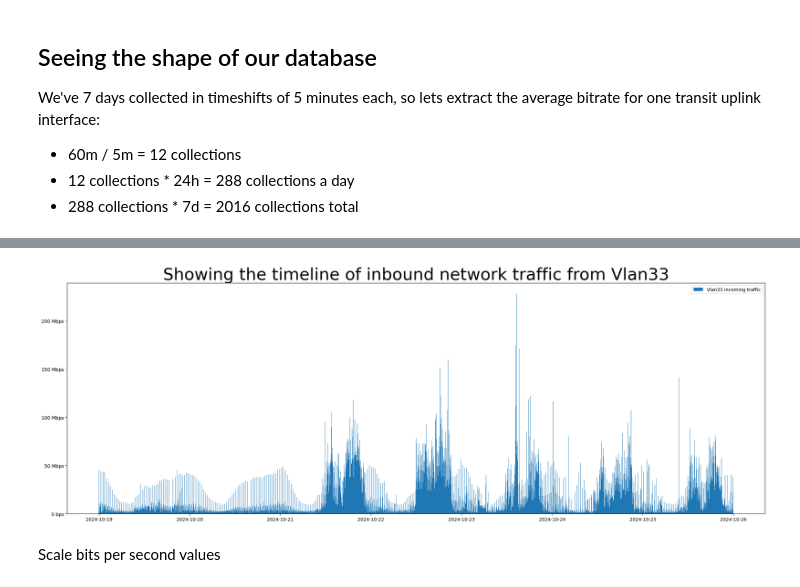
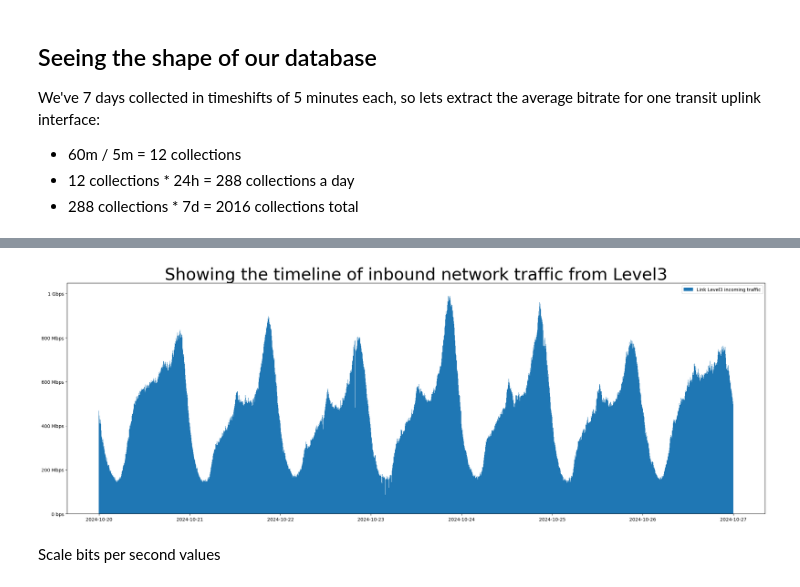
Before and after one commit to MuriloChianfa/network-traffic-time-series-forecasting, a Jupyter notebook: src/forecast/network-traffic-forecast.ipynb, the cells around one changed output, grey strips where cells are left out. Saved outputs shown, nothing was run; the diff lists cells and outputs as text; code cells hidden in the pictures.

Commit message:
adding a new high-speed traffic dataset

```diff
--- a/src/forecast/network-traffic-forecast.ipynb
+++ b/src/forecast/network-traffic-forecast.ipynb
@@ -19,7 +19,7 @@ import pandas as pd
 import numpy as np
 
 # Load data
-df = pd.read_csv('rt-mk-vlan33-bps-from-19-to-25-october.csv')
+df = pd.read_csv('rt-hw-ne8k-link-level3-bps-inbound-from-20-to-26-of-october-2024.csv')
 df.head()
 # %% [output]
 |  | date | bps |
@@ -53,17 +53,17 @@ print(df.head())
 # %%
 from matplotlib.ticker import EngFormatter
 import matplotlib.pyplot as plt
 import datetime
 
 fig = plt.figure(figsize=(27, 9))
-plt.title("Showing the timeline of inbound network traffic from Vlan33", fontdict={'fontsize': 36})
-plt.bar(df['date'], df['bps'], width=datetime.timedelta(minutes=5), label='Vlan33 incoming traffic')
+plt.title("Showing the timeline of inbound network traffic from Level3", fontdict={'fontsize': 36})
+plt.bar(df['date'], df['bps'], width=datetime.timedelta(minutes=5), label='Link Level3 incoming traffic')
 formatter = EngFormatter(unit='bps')
 plt.gca().yaxis.set_major_formatter(formatter)
 plt.legend()
 plt.show()
 # %% [output]
-[figure, old version]
+[figure, new version]
 # %% [markdown]
 Scale bits per second values
 # %%
```
Also changed, not shown: parts of 21 cells of this notebook, 2 other files.
